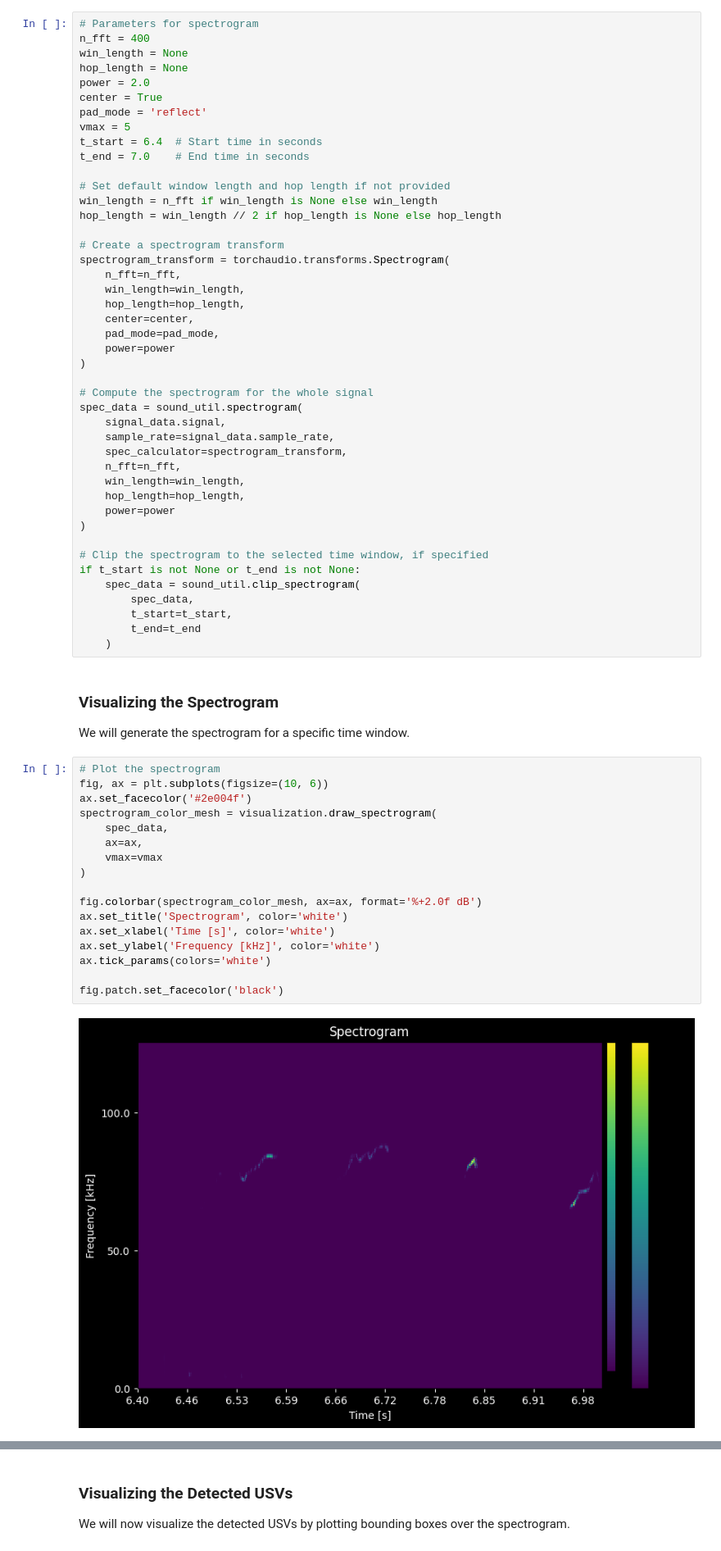
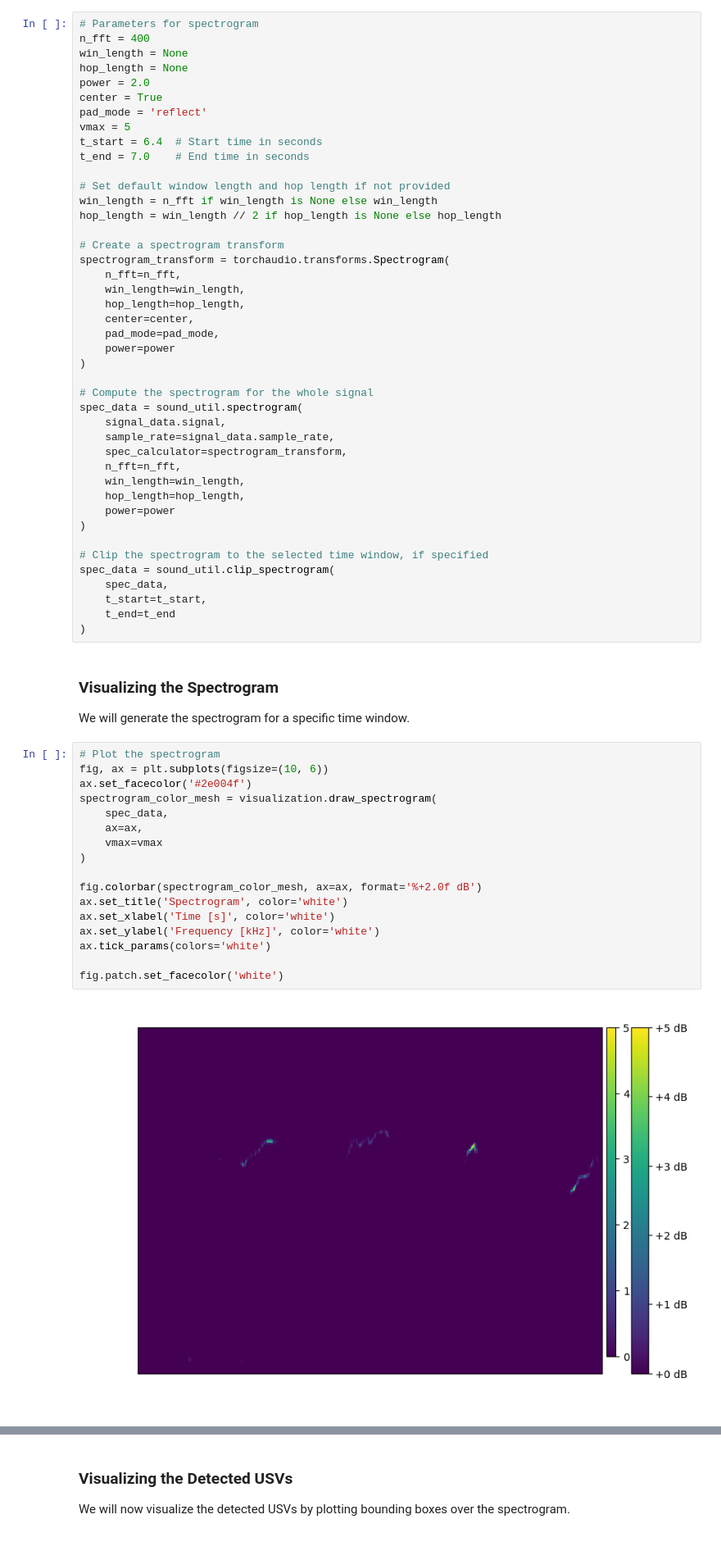
Before and after one commit to JosephTheMoUSE/MoUSE, a Jupyter notebook: notebooks/Spectrogram-CNN-Classifier.ipynb, the cells around one changed output, grey strips where cells are left out. Shown at 82% size. Drawn from its saved outputs; the diff is of its cells as text.

Commit message:
minor changes to spectrograms

```diff
--- a/notebooks/Spectrogram-CNN-Classifier.ipynb
+++ b/notebooks/Spectrogram-CNN-Classifier.ipynb
@@ -96,12 +95,11 @@ spec_data = sound_util.spectrogram(
 )
 
 # Clip the spectrogram to the selected time window, if specified
-if t_start is not None or t_end is not None:
-    spec_data = sound_util.clip_spectrogram(
-        spec_data,
-        t_start=t_start,
-        t_end=t_end
-    )
+spec_data = sound_util.clip_spectrogram(
+    spec_data,
+    t_start=t_start,
+    t_end=t_end
+)
 # %% [markdown]
 ### Visualizing the Spectrogram
 
@@ -109,22 +107,22 @@ We will generate the spectrogram for a specific time window.
 # %%
 # Plot the spectrogram
 fig, ax = plt.subplots(figsize=(10, 6))
 ax.set_facecolor('#2e004f')
 spectrogram_color_mesh = visualization.draw_spectrogram(
     spec_data,
     ax=ax,
     vmax=vmax
 )
 
 fig.colorbar(spectrogram_color_mesh, ax=ax, format='%+2.0f dB')
 ax.set_title('Spectrogram', color='white')
 ax.set_xlabel('Time [s]', color='white')
 ax.set_ylabel('Frequency [kHz]', color='white')
 ax.tick_params(colors='white')
 
-fig.patch.set_facecolor('black')
+fig.patch.set_facecolor('white')
 # %% [output]
-[figure, old version]
+[figure, new version]
 # %% [markdown]
 ## Detecting USVs Using Geodesic Active Contours (GAC)
 
```
Also changed, not shown: parts of 6 cells of this notebook, 1 other file.
